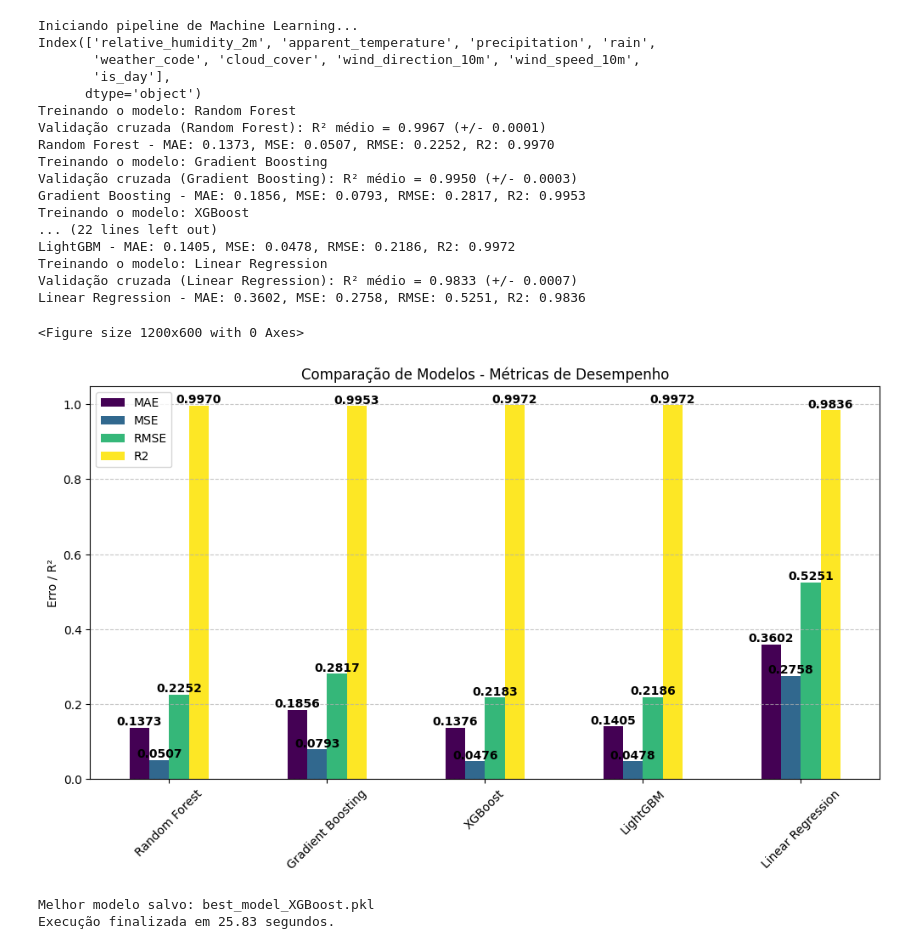
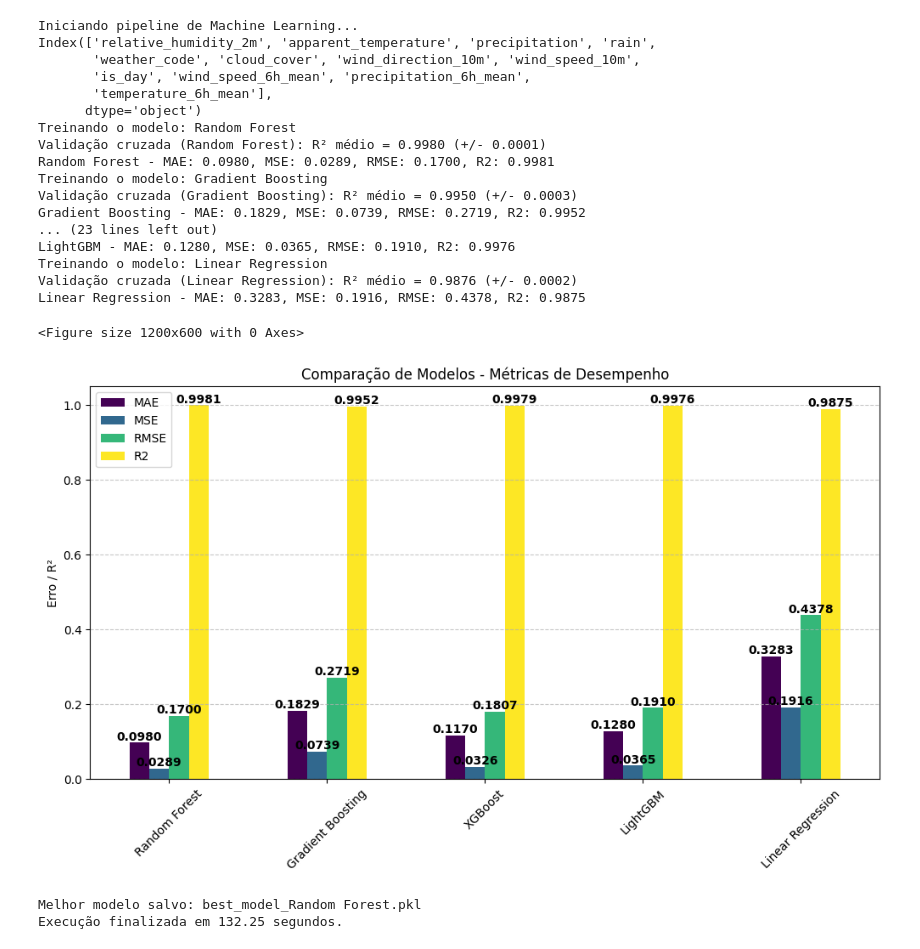
Before and after one commit to lleonardo-p/weather_model_tech3, a Jupyter notebook: model/models_evaluate.ipynb, the cells around one changed output. Cells and saved outputs as stored; diff of their text form; code cells hidden in the pictures.

Commit message:
Minor Fix and remove model.pkl

```diff
--- a/model/models_evaluate.ipynb
+++ b/model/models_evaluate.ipynb
@@ -193,43 +193,43 @@ def main(file_path: str):
 
     # Carregar e processar os dados
     X, y = load_and_preprocess_data(file_path)
 
     # Treinar e avaliar modelos
     results, best_model_name, best_model = evaluate_models(X, y)
 
     # Plotar resultados
     plot_results(results)
 
     # Salvar o melhor modelo
     save_best_model(best_model, best_model_name)
 
     end_time = time.time()
     duration = end_time - start_time
     print(f"Execução finalizada em {duration:.2f} segundos.")
 
 # Execução
 if __name__ == "__main__":
-    file_path = "./historical_data.csv"
+    file_path = "./data/historical_data_new_features.csv"
     main(file_path)
 # %% [output]
 Iniciando pipeline de Machine Learning...
 Index(['relative_humidity_2m', 'apparent_temperature', 'precipitation', 'rain',
        'weather_code', 'cloud_cover', 'wind_direction_10m', 'wind_speed_10m',
-       'is_day'],
+       'is_day', 'wind_speed_6h_mean', 'precipitation_6h_mean',
+       'temperature_6h_mean'],
       dtype='object')
 Treinando o modelo: Random Forest
-Validação cruzada (Random Forest): R² médio = 0.9967 (+/- 0.0001)
-Random Forest - MAE: 0.1373, MSE: 0.0507, RMSE: 0.2252, R2: 0.9970
+Validação cruzada (Random Forest): R² médio = 0.9980 (+/- 0.0001)
+Random Forest - MAE: 0.0980, MSE: 0.0289, RMSE: 0.1700, R2: 0.9981
 Treinando o modelo: Gradient Boosting
 Validação cruzada (Gradient Boosting): R² médio = 0.9950 (+/- 0.0003)
-Gradient Boosting - MAE: 0.1856, MSE: 0.0793, RMSE: 0.2817, R2: 0.9953
-Treinando o modelo: XGBoost
-... (22 lines left out)
-LightGBM - MAE: 0.1405, MSE: 0.0478, RMSE: 0.2186, R2: 0.9972
+Gradient Boosting - MAE: 0.1829, MSE: 0.0739, RMSE: 0.2719, R2: 0.9952
+... (23 lines left out)
+LightGBM - MAE: 0.1280, MSE: 0.0365, RMSE: 0.1910, R2: 0.9976
 Treinando o modelo: Linear Regression
-Validação cruzada (Linear Regression): R² médio = 0.9833 (+/- 0.0007)
-Linear Regression - MAE: 0.3602, MSE: 0.2758, RMSE: 0.5251, R2: 0.9836
+Validação cruzada (Linear Regression): R² médio = 0.9876 (+/- 0.0002)
+Linear Regression - MAE: 0.3283, MSE: 0.1916, RMSE: 0.4378, R2: 0.9875
 <Figure size 1200x600 with 0 Axes>
-[figure, old version]
+[figure, new version]
-Melhor modelo salvo: best_model_XGBoost.pkl
-Execução finalizada em 25.83 segundos.
+Melhor modelo salvo: best_model_Random Forest.pkl
+Execução finalizada em 132.25 segundos.
```
Also changed, not shown: 8 other files.
